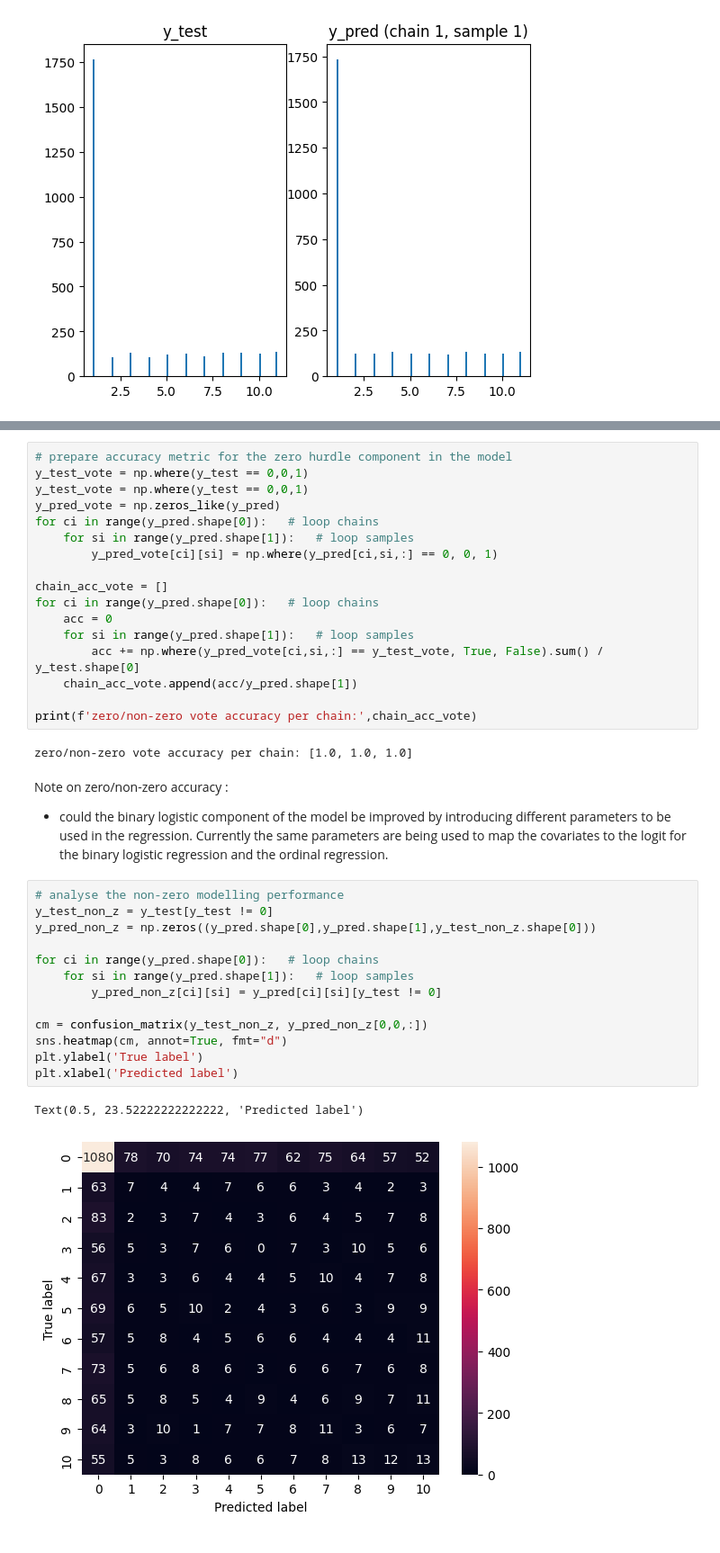
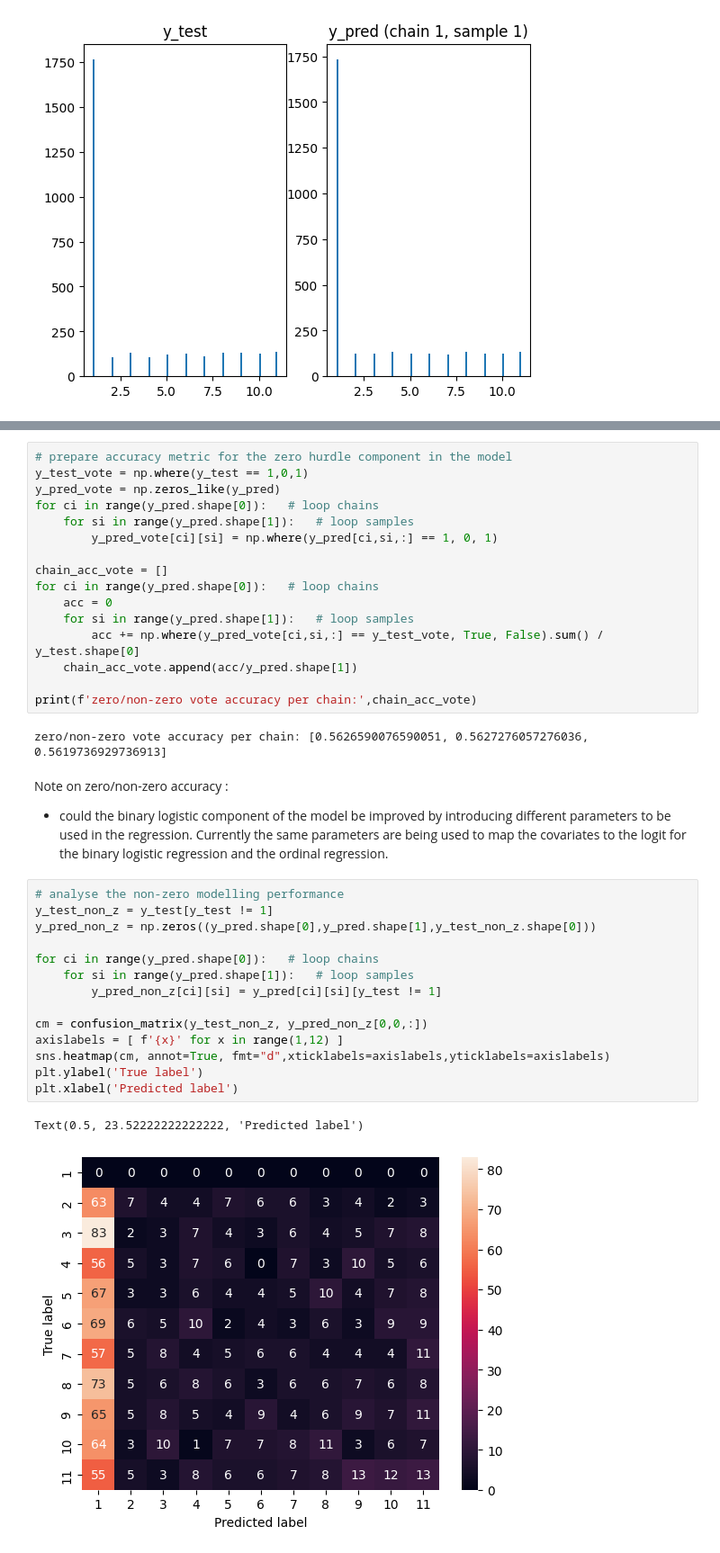
Before and after one commit to KatrionaGoldmann/Eurovision_TDS, a Jupyter notebook: eurovision/model_vote_analysis.ipynb, the cells around one changed output, grey strips where cells are left out. Shown at 90% size. Drawn from its saved outputs; the diff is of its cells as text.

```diff
--- a/eurovision/model_vote_analysis.ipynb
+++ b/eurovision/model_vote_analysis.ipynb
@@ -60,11 +60,10 @@ Text(0.5, 23.52222222222222, 'Predicted label')
 # %%
 # prepare accuracy metric for the zero hurdle component in the model
-y_test_vote = np.where(y_test == 0,0,1)
-y_test_vote = np.where(y_test == 0,0,1)
+y_test_vote = np.where(y_test == 1,0,1)
 y_pred_vote = np.zeros_like(y_pred)
 for ci in range(y_pred.shape[0]):   # loop chains
     for si in range(y_pred.shape[1]):   # loop samples
-        y_pred_vote[ci][si] = np.where(y_pred[ci,si,:] == 0, 0, 1)
+        y_pred_vote[ci][si] = np.where(y_pred[ci,si,:] == 1, 0, 1)
 
 chain_acc_vote = []
 for ci in range(y_pred.shape[0]):   # loop chains
@@ -75,23 +74,24 @@ for ci in range(y_pred.shape[0]):   # loop chains
 
 print(f'zero/non-zero vote accuracy per chain:',chain_acc_vote)
 # %% [output]
-zero/non-zero vote accuracy per chain: [1.0, 1.0, 1.0]
+zero/non-zero vote accuracy per chain: [0.5626590076590051, 0.5627276057276036, 0.5619736929736913]
 # %% [markdown]
 Note on zero/non-zero accuracy :
 * could the binary logistic component of the model be improved by introducing different parameters to be used in the regression. Currently the same parameters are being used to map the covariates to the logit for the binary logistic regression and the ordinal regression.
 # %%
 # analyse the non-zero modelling performance
-y_test_non_z = y_test[y_test != 0]
+y_test_non_z = y_test[y_test != 1]
 y_pred_non_z = np.zeros((y_pred.shape[0],y_pred.shape[1],y_test_non_z.shape[0]))
 
 for ci in range(y_pred.shape[0]):   # loop chains
     for si in range(y_pred.shape[1]):   # loop samples
-        y_pred_non_z[ci][si] = y_pred[ci][si][y_test != 0]
+        y_pred_non_z[ci][si] = y_pred[ci][si][y_test != 1]
 
 cm = confusion_matrix(y_test_non_z, y_pred_non_z[0,0,:])
-sns.heatmap(cm, annot=True, fmt="d")
+axislabels = [ f'{x}' for x in range(1,12) ]
+sns.heatmap(cm, annot=True, fmt="d",xticklabels=axislabels,yticklabels=axislabels)
 plt.ylabel('True label')
 plt.xlabel('Predicted label')
 # %% [output]
 Text(0.5, 23.52222222222222, 'Predicted label')
-[figure, old version]
+[figure, new version]
```
Also changed, not shown: parts of 6 cells of this notebook, 3 other files.
